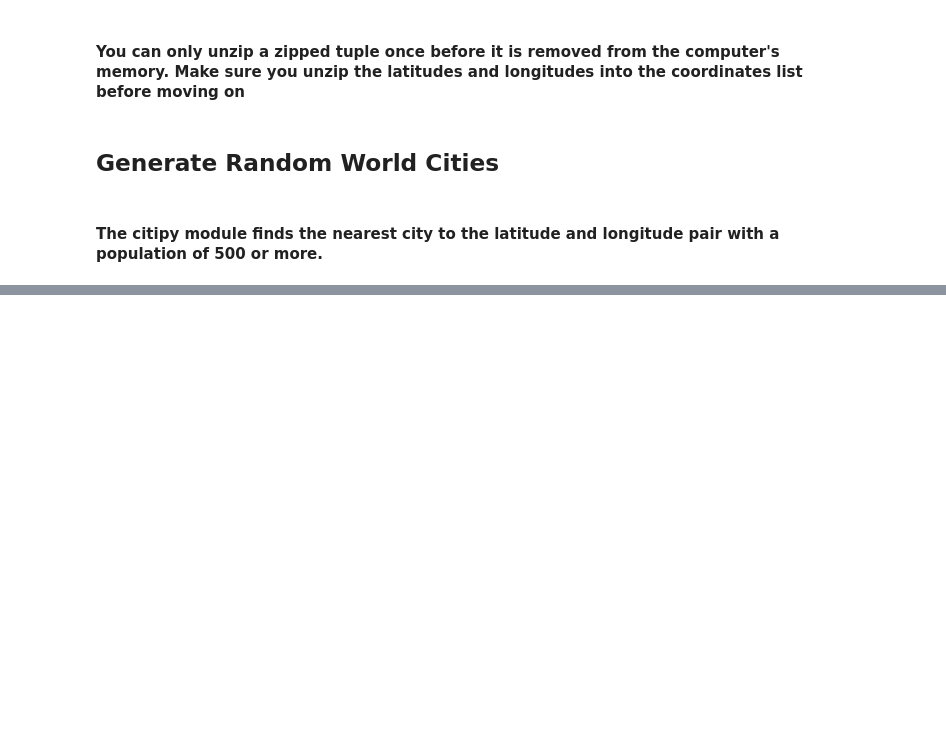
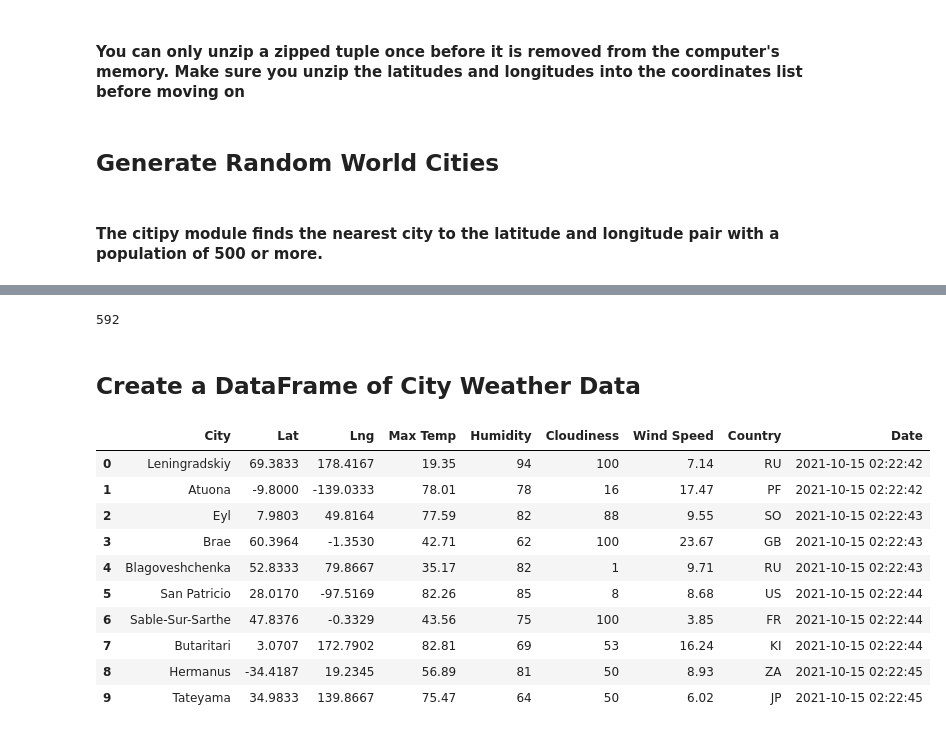
Before and after one commit to Jimmygjr10/World_Weather_Analysis, a Jupyter notebook: WeatherPy.ipynb, the cells around one changed output, grey strips where cells are left out. Cells and saved outputs as stored; diff of their text form; code cells hidden in the pictures; blank space fills up the shorter version.

```diff
--- a/WeatherPy.ipynb
+++ b/WeatherPy.ipynb
@@ -37,0 +134,22 @@ len(cities)
+# %%
+print(len(city_data))
+# %% [output]
+592
+# %% [markdown]
+## Create a DataFrame of City Weather Data
+# %%
+# Convert the array of dictionaries to a Pandas DataFrame.
+city_data_df = pd.DataFrame(city_data)
+city_data_df.head(10)
+# %% [output]
+|  | City | Lat | Lng | Max Temp | Humidity | Cloudiness | Wind Speed | Country | Date |
+| 0 | Leningradskiy | 69.3833 | 178.4167 | 19.35 | 94 | 100 | 7.14 | RU | 2021-10-15 02:22:42 |
+| 1 | Atuona | -9.8000 | -139.0333 | 78.01 | 78 | 16 | 17.47 | PF | 2021-10-15 02:22:42 |
+| 2 | Eyl | 7.9803 | 49.8164 | 77.59 | 82 | 88 | 9.55 | SO | 2021-10-15 02:22:43 |
+| 3 | Brae | 60.3964 | -1.3530 | 42.71 | 62 | 100 | 23.67 | GB | 2021-10-15 02:22:43 |
+| 4 | Blagoveshchenka | 52.8333 | 79.8667 | 35.17 | 82 | 1 | 9.71 | RU | 2021-10-15 02:22:43 |
+| 5 | San Patricio | 28.0170 | -97.5169 | 82.26 | 85 | 8 | 8.68 | US | 2021-10-15 02:22:44 |
+| 6 | Sable-Sur-Sarthe | 47.8376 | -0.3329 | 43.56 | 75 | 100 | 3.85 | FR | 2021-10-15 02:22:44 |
+| 7 | Butaritari | 3.0707 | 172.7902 | 82.81 | 69 | 53 | 16.24 | KI | 2021-10-15 02:22:44 |
+| 8 | Hermanus | -34.4187 | 19.2345 | 56.89 | 81 | 50 | 8.93 | ZA | 2021-10-15 02:22:45 |
+| 9 | Tateyama | 34.9833 | 139.8667 | 75.47 | 64 | 50 | 6.02 | JP | 2021-10-15 02:22:45 |
```
Also changed, not shown: parts of 10 cells of this notebook, 3 other files.
